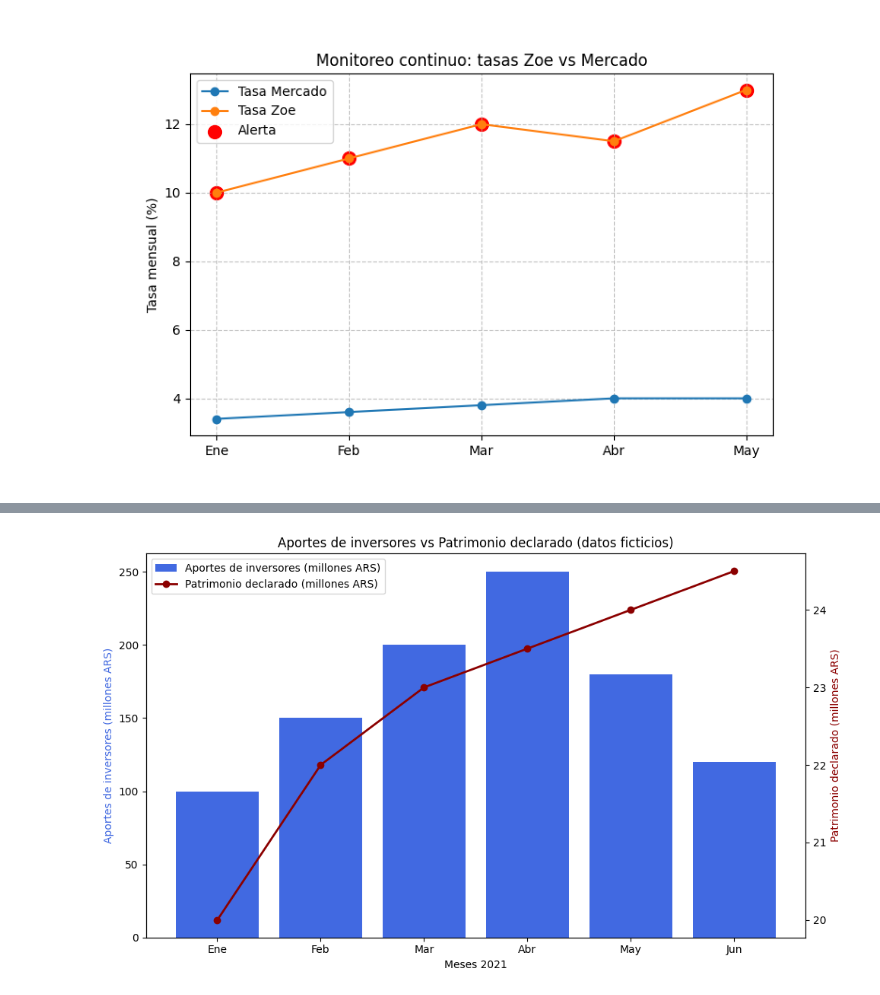
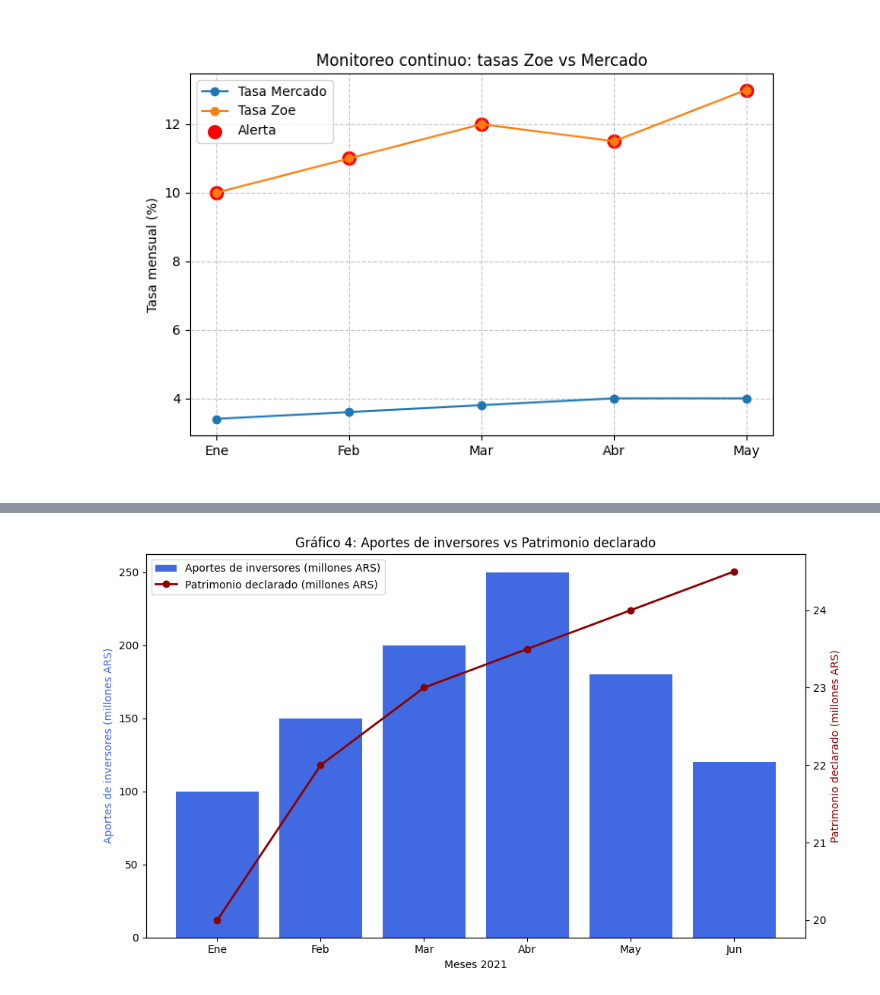
Before and after one commit to martizapico/Facultad-Aconcagua, a Jupyter notebook: Gráficos_Generación_Zoe.ipynb, the cells around one changed output, grey strips where cells are left out. Saved outputs shown, nothing was run; the diff lists cells and outputs as text; code cells hidden in the pictures.

```diff
--- a/Gráficos_Generación_Zoe.ipynb
+++ b/Gráficos_Generación_Zoe.ipynb
@@ -73,32 +81,29 @@ display(Image('/content/monitoreo_alertas_python.png'))
 # %%
-import matplotlib.pyplot as plt
-import numpy as np
-
-# Datos ficticios
+# 1. Elaboracción del diccionario con datos ficticios
 meses = ["Mes 1", "Mes 2", "Mes 3", "Mes 4", "Mes 5"]
 aportes = [200, 180, 120, 80, 40]
 pagos = [150, 170, 140, 120, 100]
 ingresos = [10, 12, 8, 6, 5]
 resultado = [a - p + i for a, p, i in zip(aportes, pagos, ingresos)]
 
-# Configuración de posiciones
+# 2. Configuración de posiciones
 x = np.arange(len(meses))
 ancho = 0.25
 
-# Gráfico de barras
+# 3. Realización de gráfico de barras
 fig, ax = plt.subplots(figsize=(10, 6))
 b1 = ax.bar(x - ancho, aportes, width=ancho, label="Aportes nuevos inversores", color="royalblue")
 b2 = ax.bar(x, pagos, width=ancho, label="Pagos a inversores previos", color="purple")
 b3 = ax.bar(x + ancho, ingresos, width=ancho, label="Ingresos reales declarados", color="gold")
 
-# Barras de resultado neto (verde si >0, rojo si <0)
+# 4. Producción de barras de resultado neto (verde si >0, rojo si <0)
 colors_resultado = ["green" if val >= 0 else "red" for val in resultado]
 b4 = ax.bar(x + 2*ancho, resultado, width=ancho, label="Resultado Neto", color=colors_resultado)
 
-# Tendencia del resultado neto
+# 5. Determinación de tendencia del resultado neto
 ax.plot(x + 2*ancho, resultado, marker="o", linestyle="--", color="black", label="Tendencia Resultado Neto")
 
-# Etiquetas numéricas
+# 5. Representación de etiquetas numéricas
 for bars in [b1, b2, b3, b4]:
     for bar in bars:
         height = bar.get_height()
@@ -108,9 +113,9 @@ for bars in [b1, b2, b3, b4]:
                     textcoords="offset points",
                     ha="center", va="bottom", fontsize=8)
 
-# Personalización
+# 6. Personalización
 ax.set_ylabel("Montos (millones de $)")
-ax.set_title("Caída de Generación Zoe 2022")
+ax.set_title("Gráfico 2: Caída de Generación Zoe 2022")
 ax.set_xticks(x + ancho/2)
 ax.set_xticklabels(meses)
 ax.legend()
@@ -123,41 +134,38 @@ plt.show()
 # %%
-import matplotlib.pyplot as plt
-import numpy as np
-
-# Datos ficticios (meses y valores)
+# 1. Realizar diccionario con datos ficticios (meses y valores)
 meses = ["Ene", "Feb", "Mar", "Abr", "May", "Jun"]
 aportes = [100, 150, 200, 250, 180, 120]   # millones ARS
 patrimonio = [20, 22, 23, 23.5, 24, 24.5]  # millones ARS
 
 x = np.arange(len(meses))
 
 fig, ax1 = plt.subplots(figsize=(10,6))
 
-# Barras de aportes (aportes de inversores)
+# 2. Establecer Barras de aportes (aportes de inversores)
 ax1.bar(x, aportes, color="royalblue", label="Aportes de inversores (millones ARS)")
 
-# Eje secundario para el patrimonio
+# 3. Elaborar eje secundario para el patrimonio
 ax2 = ax1.twinx()
 ax2.plot(x, patrimonio, color="darkred", marker="o", linewidth=2, label="Patrimonio declarado (millones ARS)")
 
-# Títulos y etiquetas
+# 4. Determinar títulos y etiquetas
 ax1.set_xticks(x)
 ax1.set_xticklabels(meses)
 ax1.set_xlabel("Meses 2021")
 ax1.set_ylabel("Aportes de inversores (millones ARS)", color="royalblue")
 ax2.set_ylabel("Patrimonio declarado (millones ARS)", color="darkred")
 
-plt.title("Aportes de inversores vs Patrimonio declarado (datos ficticios)")
+plt.title("Gráfico 4: Aportes de inversores vs Patrimonio declarado")
 
-# Leyenda combinada
+# 5. Leyenda combinada
 lines_labels = [ax.get_legend_handles_labels() for ax in [ax1, ax2]]
 lines, labels = [sum(lol, []) for lol in zip(*lines_labels)]
 plt.legend(lines, labels, loc="upper left")
 
 plt.tight_layout()
 
-# Guardar imagen
+# 6. Guardar imagen
 plt.savefig("/content/aportes_vs_patrimonio.png")
 plt.show()
 # %% [output]
-[figure, old version]
+[figure, new version]
```
Also changed, not shown: parts of 6 cells of this notebook.
